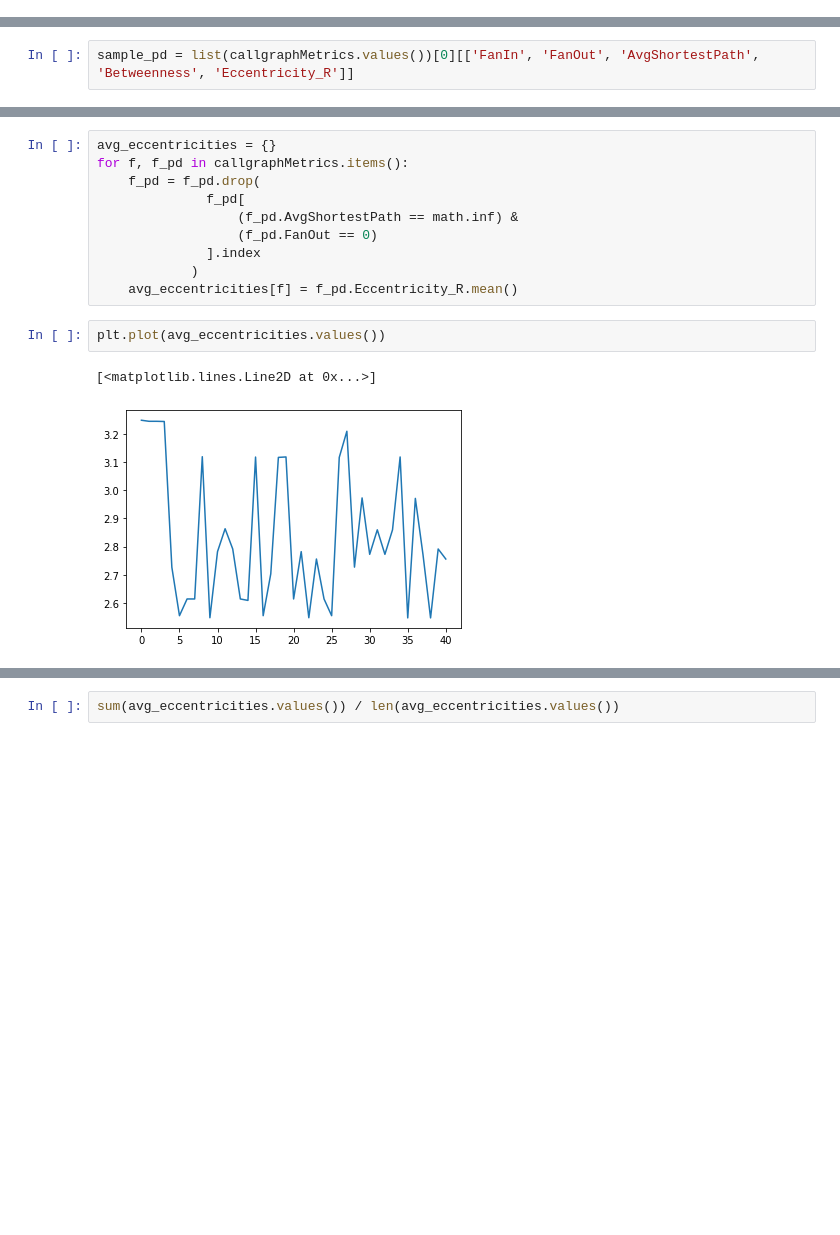
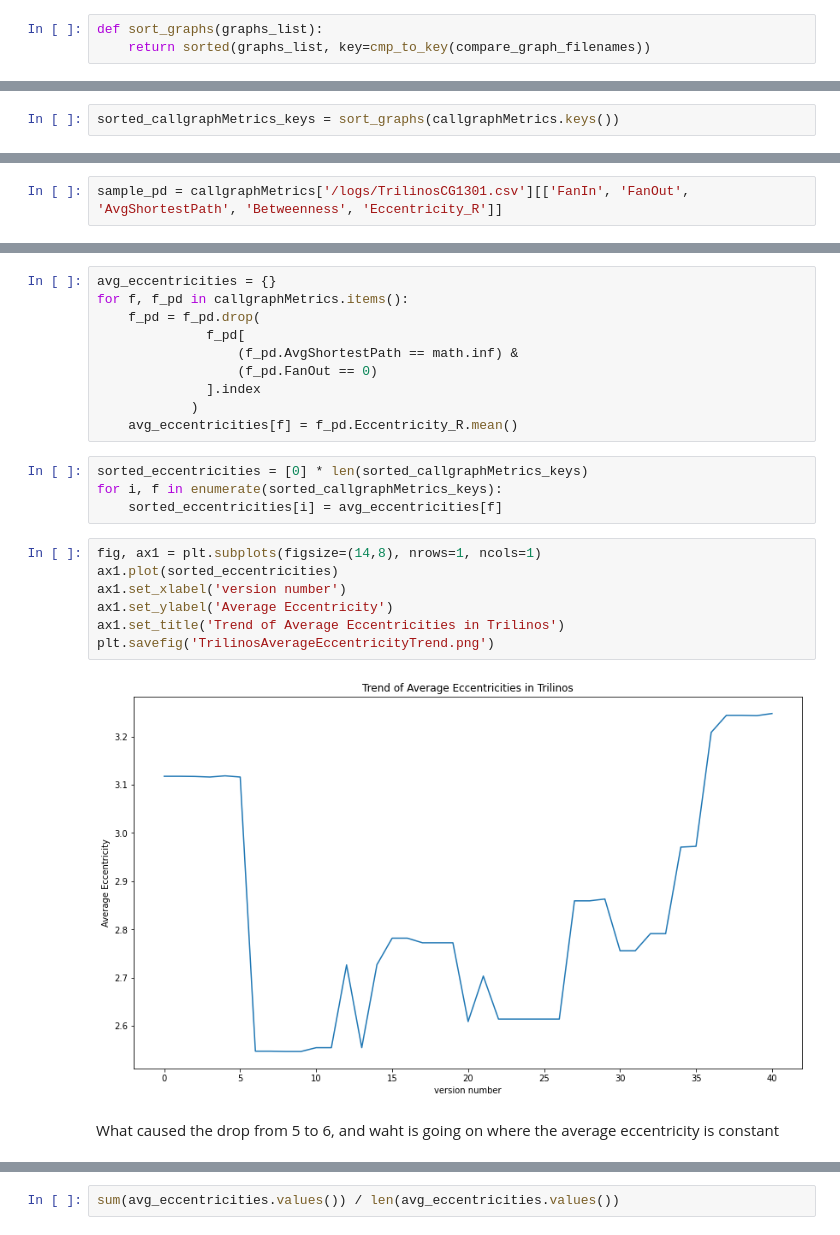
Before and after one commit to HPCL/codepurrfect, a Jupyter notebook: src/dockerStuff/logs/TrillinosComplexSystemExplore.ipynb, the cells around one changed output, grey strips where cells are left out. Drawn from its saved outputs; the diff is of its cells as text; blank space fills up the shorter version.

```diff
--- a/src/dockerStuff/logs/TrillinosComplexSystemExplore.ipynb
+++ b/src/dockerStuff/logs/TrillinosComplexSystemExplore.ipynb
@@ -33,0 +139,3 @@ for file in os.listdir('/logs'):
+# %%
+def sort_graphs(graphs_list):
+    return sorted(graphs_list, key=cmp_to_key(compare_graph_filenames))
@@ -34,3 +163,5 @@ for file in os.listdir('/logs'):
+# %%
+sorted_callgraphMetrics_keys = sort_graphs(callgraphMetrics.keys())
 # %% [markdown]
 why read using networkx and then convert to networkit thereby adding extra conversion-time, you ask? Because apparently networkit has no easy way of reading directed graphs.
 # %%
@@ -75,5 +206,5 @@ unmangle them by piping the contents of the file through c++filt.
 Moreover, if the average shortest path of a given node is infinite, this should mean that
 there exists at least one node in the network that the node in question is not connected to. If, in addition, the node's fan-out is zero, then all paths end at the node, and thus is betweenness is zero. For our problem domain, nodes are functions and for a function to be such an end-point, the function would have to be a built-in function.  We drop such built-in functions.
 # %%
-sample_pd = list(callgraphMetrics.values())[0][['FanIn', 'FanOut', 'AvgShortestPath', 'Betweenness', 'Eccentricity_R']]
+sample_pd = callgraphMetrics['/logs/TrilinosCG1301.csv'][['FanIn', 'FanOut', 'AvgShortestPath', 'Betweenness', 'Eccentricity_R']]
 # %%
@@ -201,8 +343,18 @@ for f, f_pd in callgraphMetrics.items():
               ].index
             )
     avg_eccentricities[f] = f_pd.Eccentricity_R.mean()
+# %%
+sorted_eccentricities = [0] * len(sorted_callgraphMetrics_keys)
+for i, f in enumerate(sorted_callgraphMetrics_keys):
+    sorted_eccentricities[i] = avg_eccentricities[f]
 # %%
-plt.plot(avg_eccentricities.values())
+fig, ax1 = plt.subplots(figsize=(14,8), nrows=1, ncols=1)
+ax1.plot(sorted_eccentricities)
+ax1.set_xlabel('version number')
+ax1.set_ylabel('Average Eccentricity')
+ax1.set_title('Trend of Average Eccentricities in Trilinos')
+plt.savefig('TrilinosAverageEccentricityTrend.png')
 # %% [output]
-[<matplotlib.lines.Line2D at 0x...>]
-[figure, old version]
+[figure, new version]
+# %% [markdown]
+What caused the drop from 5 to 6, and waht is going on where the average eccentricity is constant
```
Also changed, not shown: parts of 125 cells of this notebook, 54 other files.
